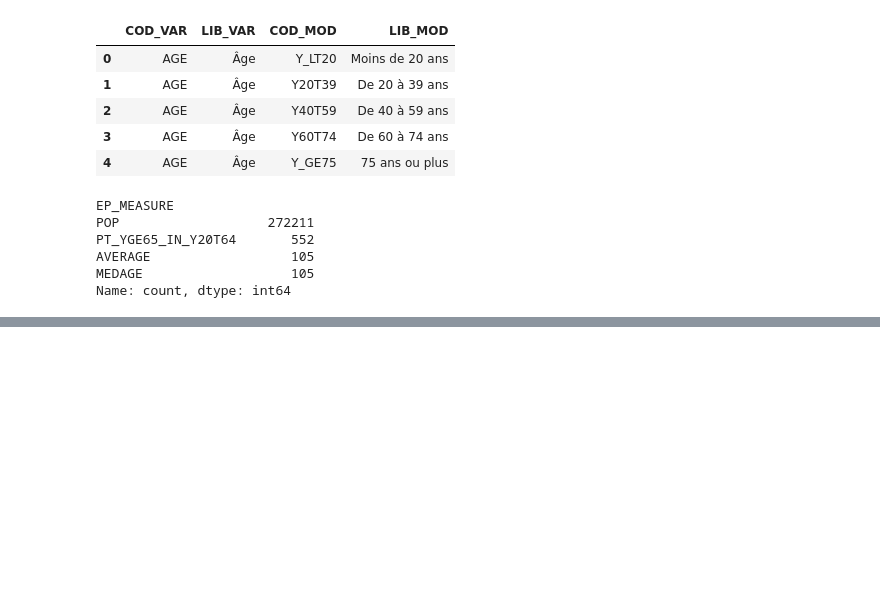
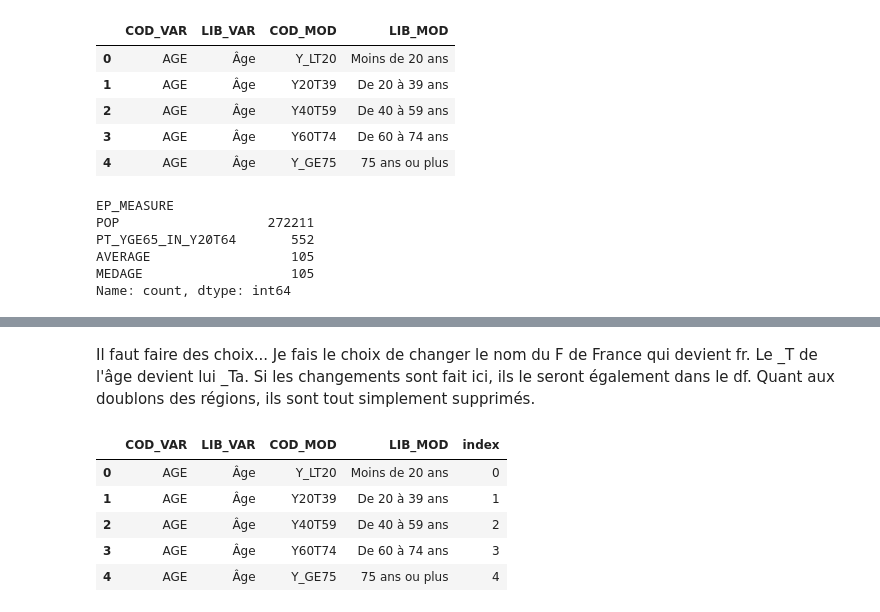
Before and after one commit to Mister-proust/Certification-bloc-1, a Jupyter notebook: Extraction/CSV/nettoyage_effectif_population.ipynb, the cells around one changed output, grey strips where cells are left out. Saved outputs shown, nothing was run; the diff lists cells and outputs as text; code cells hidden in the pictures; blank space fills up the shorter version.

```diff
--- a/Extraction/CSV/nettoyage_effectif_population.ipynb
+++ b/Extraction/CSV/nettoyage_effectif_population.ipynb
@@ -58,0 +109,12 @@ Pour ces tables, nous aurons besoin de la table metadata afin de bien comprendre
+# %% [markdown]
+Il faut faire des choix... Je fais le choix de changer le nom du F de France qui devient fr. Le _T de l'âge devient lui _Ta. Si les changements sont fait ici, ils le seront également dans le df. Quant aux doublons des régions, ils sont tout simplement supprimés.
+# %%
+df_metadata["index"] = df_metadata.index
+df_metadata.head()
+# %% [output]
+|  | COD_VAR | LIB_VAR | COD_MOD | LIB_MOD | index |
+| 0 | AGE | Âge | Y_LT20 | Moins de 20 ans | 0 |
+| 1 | AGE | Âge | Y20T39 | De 20 à 39 ans | 1 |
+| 2 | AGE | Âge | Y40T59 | De 40 à 59 ans | 2 |
+| 3 | AGE | Âge | Y60T74 | De 60 à 74 ans | 3 |
+| 4 | AGE | Âge | Y_GE75 | 75 ans ou plus | 4 |
```
Also changed, not shown: parts of 16 cells of this notebook, 1 other file.
